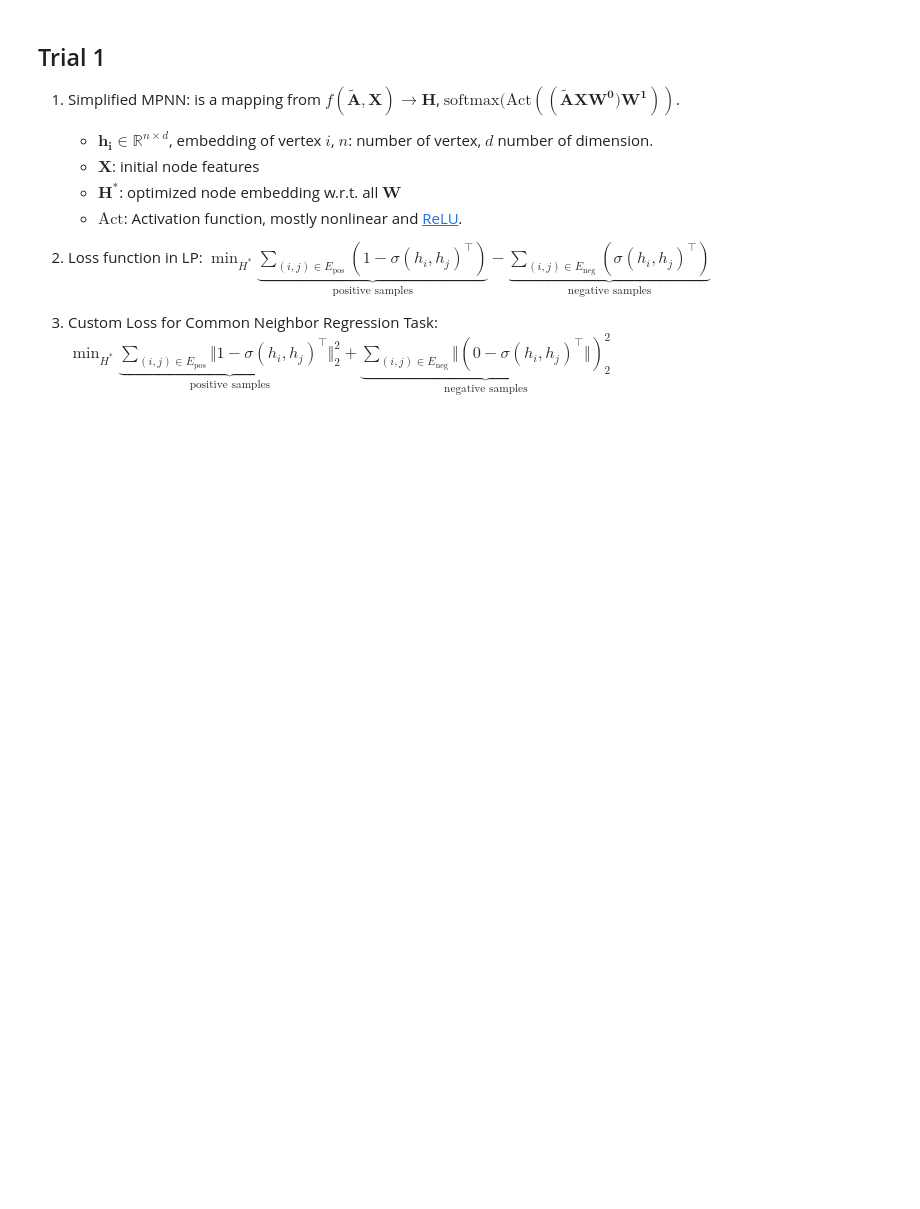
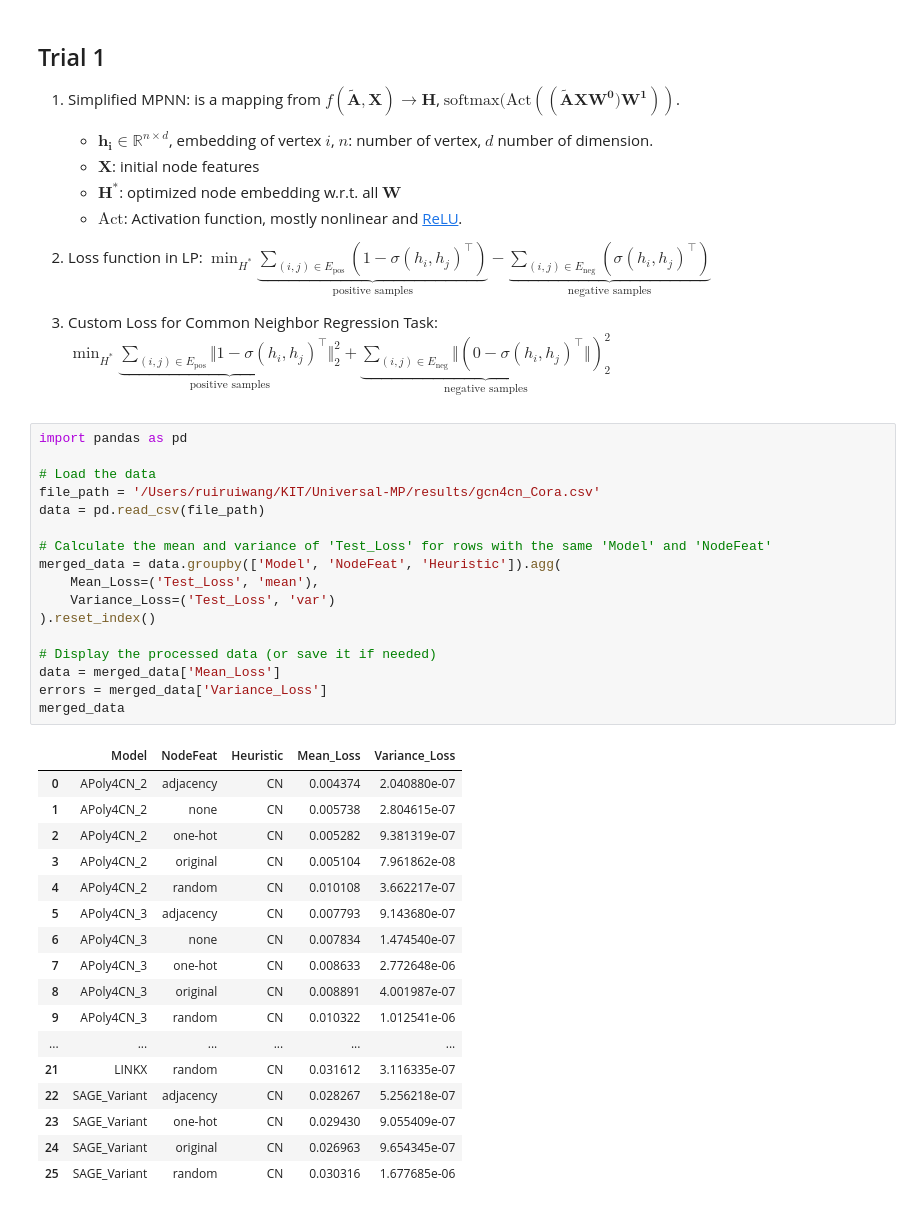
Before and after one commit to Wektor607/Universal-MP, a Jupyter notebook: exps/5_heuristic_adj.ipynb, the cells around one changed output. Drawn from its saved outputs; the diff is of its cells as text; blank space fills up the shorter version.

```diff
--- a/exps/5_heuristic_adj.ipynb
+++ b/exps/5_heuristic_adj.ipynb
@@ -13,3 +13,38 @@ This experiment aims to analyze the capacity of MPNNs to capture structural feat
 2. Loss function in LP: $\min_{H^*}  \underbrace{\sum_{(i,j) \in E_\text{pos}} \left(1 - \sigma(h_i, h_j)^\top \right)}_{\text{positive samples}} - \underbrace{\sum_{(i,j) \in E_{\text{neg}}} \left(\sigma(h_i, h_j)^\top \right)}_{\text{negative samples}}$
 
 3. Custom Loss for Common Neighbor Regression Task: $\min_{H^*}  \underbrace{\sum_{(i,j) \in E_\text{pos}} \Vert 1 - \sigma(h_i, h_j)^\top \Vert_2^2}_{\text{positive samples}} + \underbrace{\sum_{(i,j) \in E_{\text{neg}}} \Vert (0 - \sigma(h_i, h_j)^\top \Vert)_2^2}_{\text{negative samples}}$
+# %%
+import pandas as pd
+
+# Load the data
+file_path = '/Users/ruiruiwang/KIT/Universal-MP/results/gcn4cn_Cora.csv'
+data = pd.read_csv(file_path)
+
+# Calculate the mean and variance of 'Test_Loss' for rows with the same 'Model' and 'NodeFeat'
+merged_data = data.groupby(['Model', 'NodeFeat', 'Heuristic']).agg(
+    Mean_Loss=('Test_Loss', 'mean'),
+    Variance_Loss=('Test_Loss', 'var')
+).reset_index()
+
+# Display the processed data (or save it if needed)
+data = merged_data['Mean_Loss']
+errors = merged_data['Variance_Loss']
+merged_data
+# %% [output]
+|  | Model | NodeFeat | Heuristic | Mean_Loss | Variance_Loss |
+| 0 | APoly4CN_2 | adjacency | CN | 0.004374 | 2.040880e-07 |
+| 1 | APoly4CN_2 | none | CN | 0.005738 | 2.804615e-07 |
+| 2 | APoly4CN_2 | one-hot | CN | 0.005282 | 9.381319e-07 |
+| 3 | APoly4CN_2 | original | CN | 0.005104 | 7.961862e-08 |
+| 4 | APoly4CN_2 | random | CN | 0.010108 | 3.662217e-07 |
+| 5 | APoly4CN_3 | adjacency | CN | 0.007793 | 9.143680e-07 |
+| 6 | APoly4CN_3 | none | CN | 0.007834 | 1.474540e-07 |
+| 7 | APoly4CN_3 | one-hot | CN | 0.008633 | 2.772648e-06 |
+| 8 | APoly4CN_3 | original | CN | 0.008891 | 4.001987e-07 |
+| 9 | APoly4CN_3 | random | CN | 0.010322 | 1.012541e-06 |
+| ... | ... | ... | ... | ... | ... |
+| 21 | LINKX | random | CN | 0.031612 | 3.116335e-07 |
+| 22 | SAGE_Variant | adjacency | CN | 0.028267 | 5.256218e-07 |
+| 23 | SAGE_Variant | one-hot | CN | 0.029430 | 9.055409e-07 |
+| 24 | SAGE_Variant | original | CN | 0.026963 | 9.654345e-07 |
+| 25 | SAGE_Variant | random | CN | 0.030316 | 1.677685e-06 |
```
Also changed, not shown: parts of 7 cells of this notebook, 4 other files.
